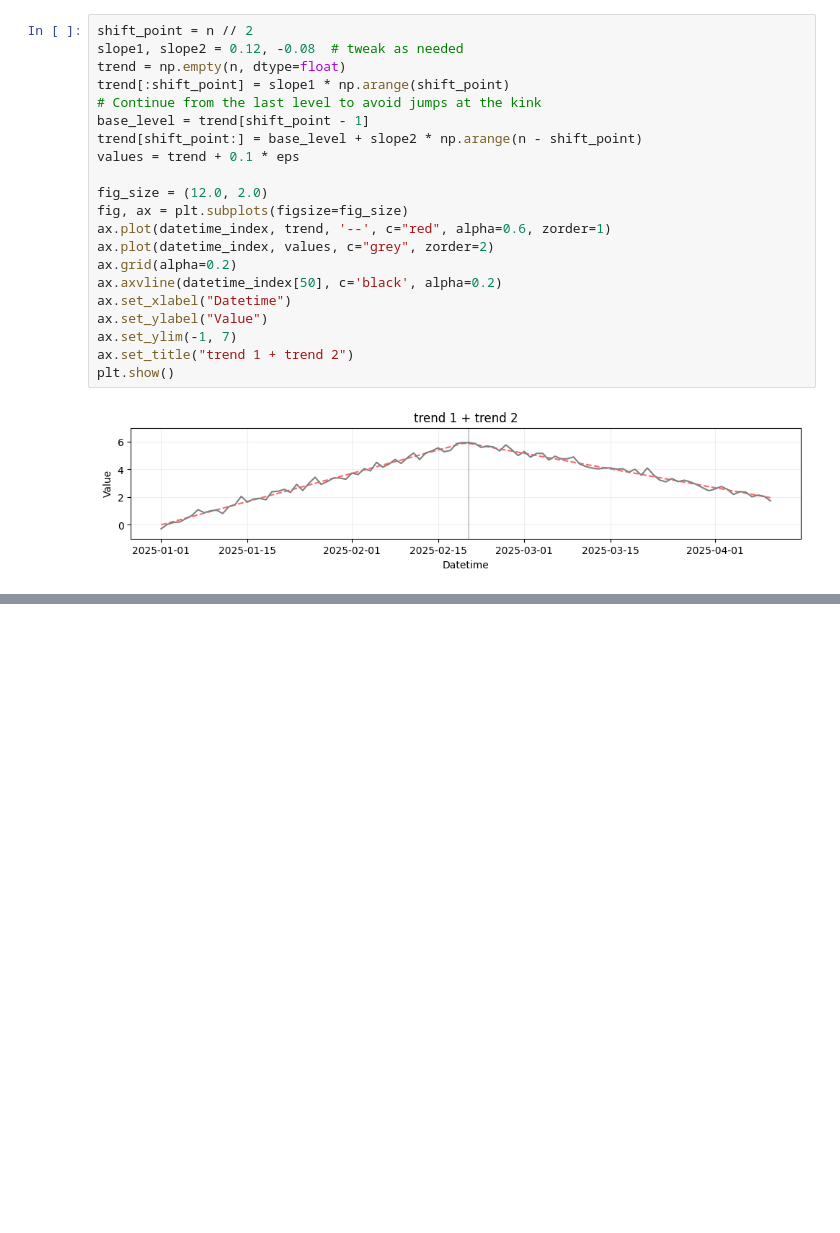
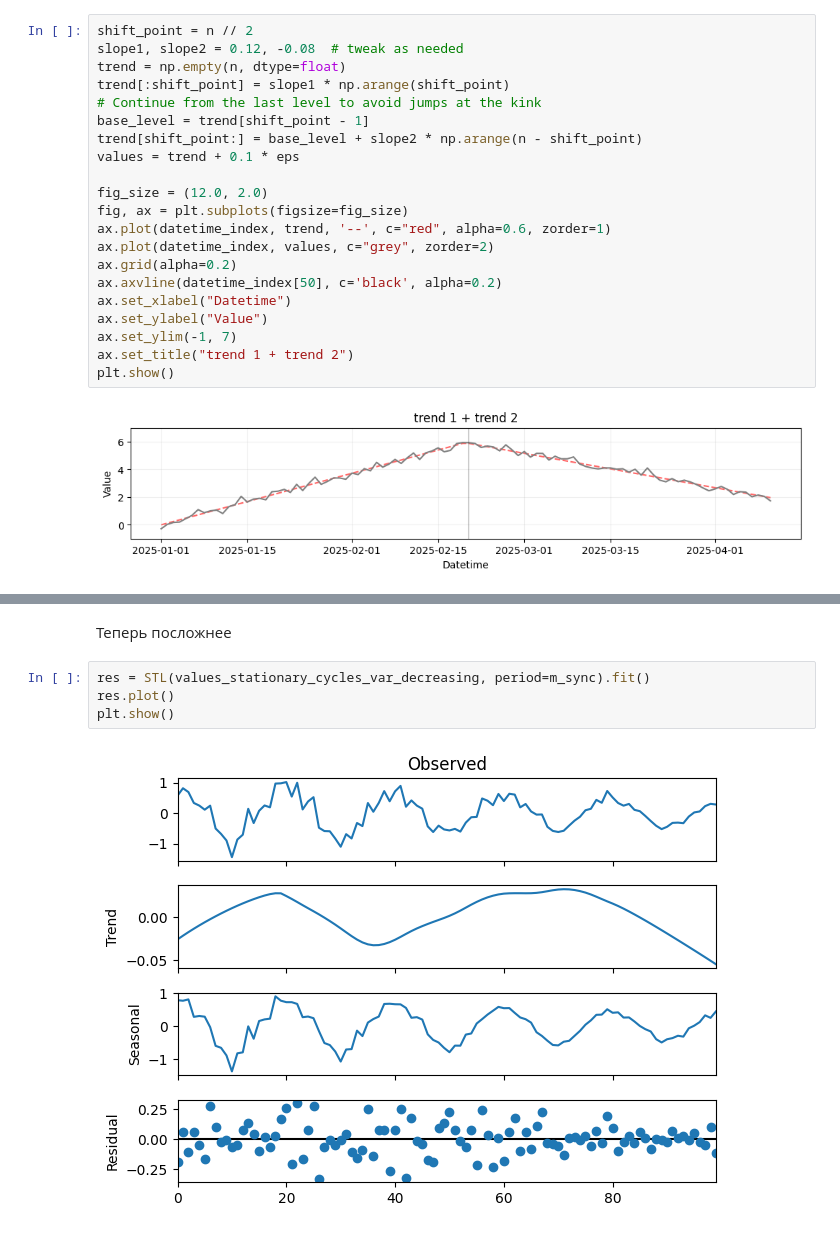
Before and after one commit to Dreamlone/ts-processing, a Jupyter notebook: notebooks/1_time_series_exploration.ipynb, the cells around one changed output, grey strips where cells are left out. Saved outputs shown, nothing was run; the diff lists cells and outputs as text; blank space fills up the shorter version.

```diff
--- a/notebooks/1_time_series_exploration.ipynb
+++ b/notebooks/1_time_series_exploration.ipynb
@@ -457,0 +490,8 @@ plt.show()
+# %% [markdown]
+Теперь посложнее
+# %%
+res = STL(values_stationary_cycles_var_decreasing, period=m_sync).fit()
+res.plot()
+plt.show()
+# %% [output]
+[figure, added]
```
Also changed, not shown: parts of 10 cells of this notebook, 6 other files.
